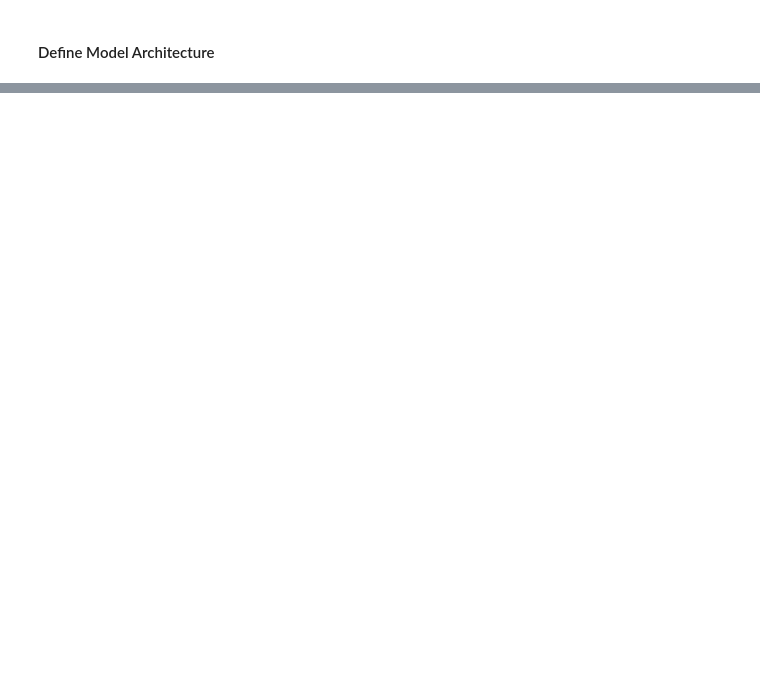
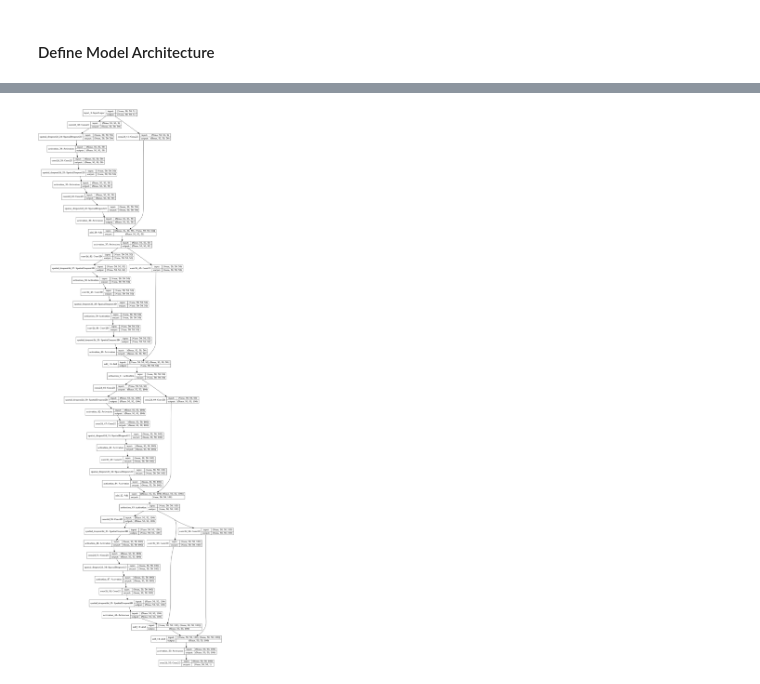
Before and after one commit to geohackweek/ghw2019_deepstac, a Jupyter notebook: notebooks/jag/keras_model.ipynb, the cells around one changed output, grey strips where cells are left out. Cells and saved outputs as stored; diff of their text form; code cells hidden in the pictures; blank space fills up the shorter version.

```diff
--- a/notebooks/jag/keras_model.ipynb
+++ b/notebooks/jag/keras_model.ipynb
@@ -45,8 +82,8 @@ print(Y.shape)
 (4000, 4000, 5)
 (4000, 4000, 1)
 # %%
-kernal = (100, 100)
-stride = (100, 100)
+kernal = (50, 50)
+stride = (50, 50)
 XX = ventana(signal=X, kernel_size=kernal, stride=stride)
 YY = ventana(signal=Y, kernel_size=kernal, stride=stride)
 # %%
@@ -114,0 +318,4 @@ Ytest: (1280, 100, 100, 1)
+# %%
+tf.keras.utils.plot_model(model, to_file='../../models/model_grande.png', show_shapes=True)
+# %% [output]
+[figure, added]
```
Also changed, not shown: parts of 21 cells of this notebook, 4 other files.
